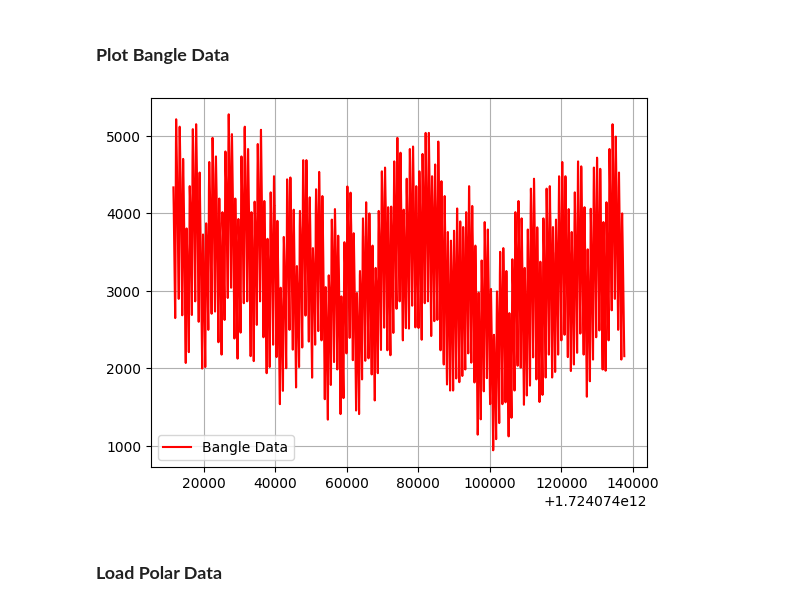
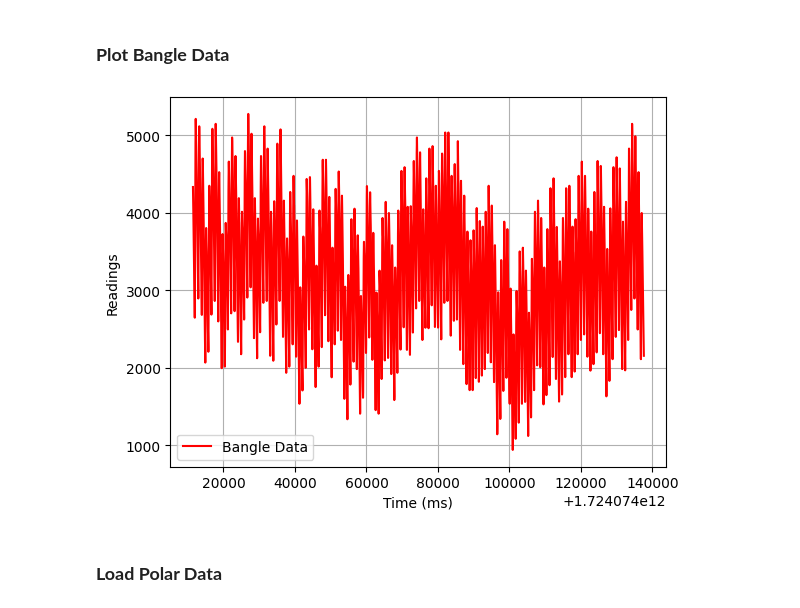
Before and after one commit to Showmick119/Benchmarking-Signal-Processing-Packages, a Jupyter notebook: practice.ipynb, the cells around one changed output. Drawn from its saved outputs; the diff is of its cells as text; code cells hidden in the pictures.

```diff
--- a/practice.ipynb
+++ b/practice.ipynb
@@ -25,13 +25,15 @@ print(bangle_data.head())
 # %%
 x_axis = bangle_data["timestamp_ms"]
 y_axis = bangle_data["value"]
 
 plt.plot(x_axis, y_axis, c='r', label="Bangle Data")
 plt.legend()
 plt.grid(True, 'both', 'both')
+plt.xlabel("Time (ms)")
+plt.ylabel("Readings")
 plt.show()
 # %% [output]
-[figure, old version]
+[figure, new version]
 # %% [markdown]
 ### **Load Polar Data**
 # %%
```
Also changed, not shown: parts of 4 cells of this notebook.
